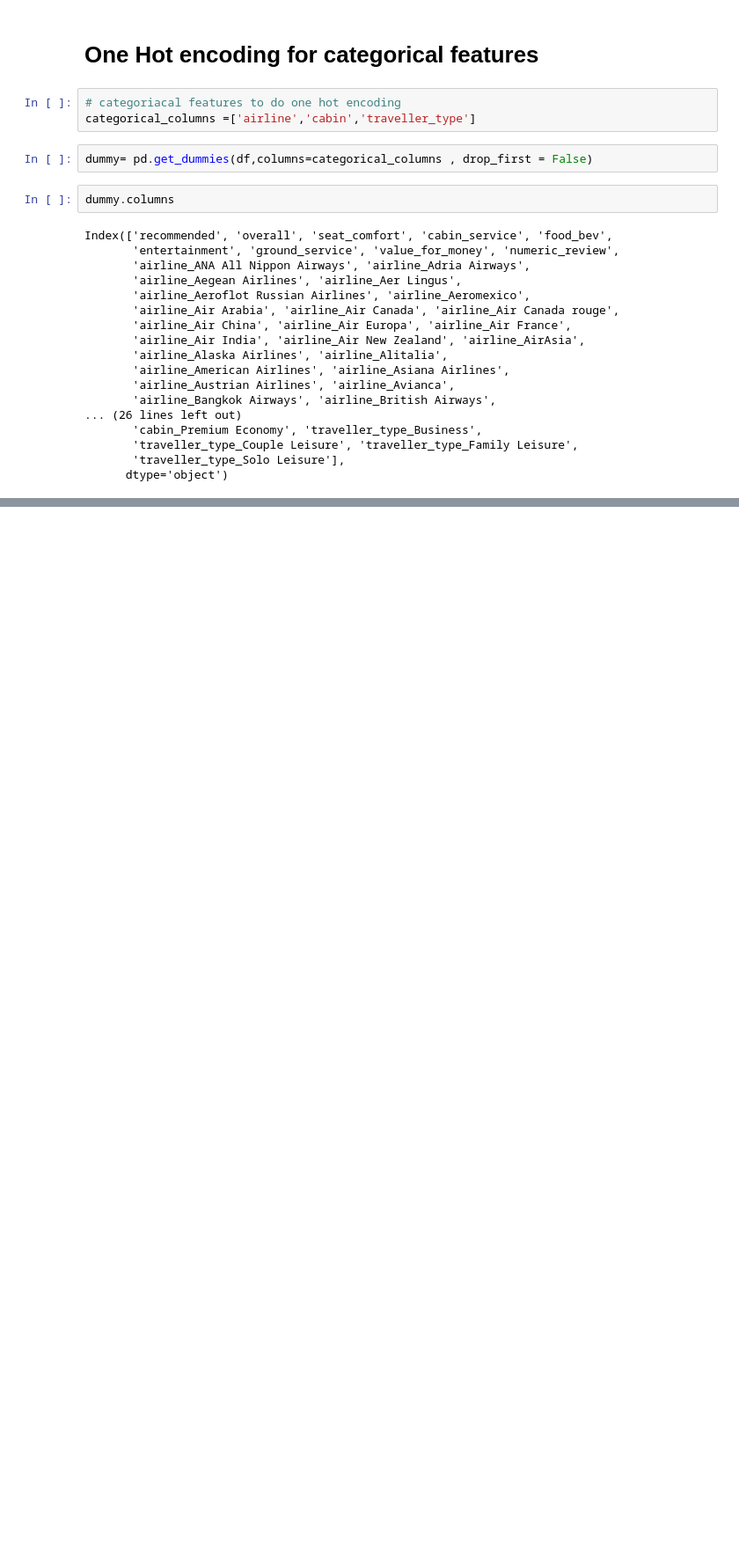
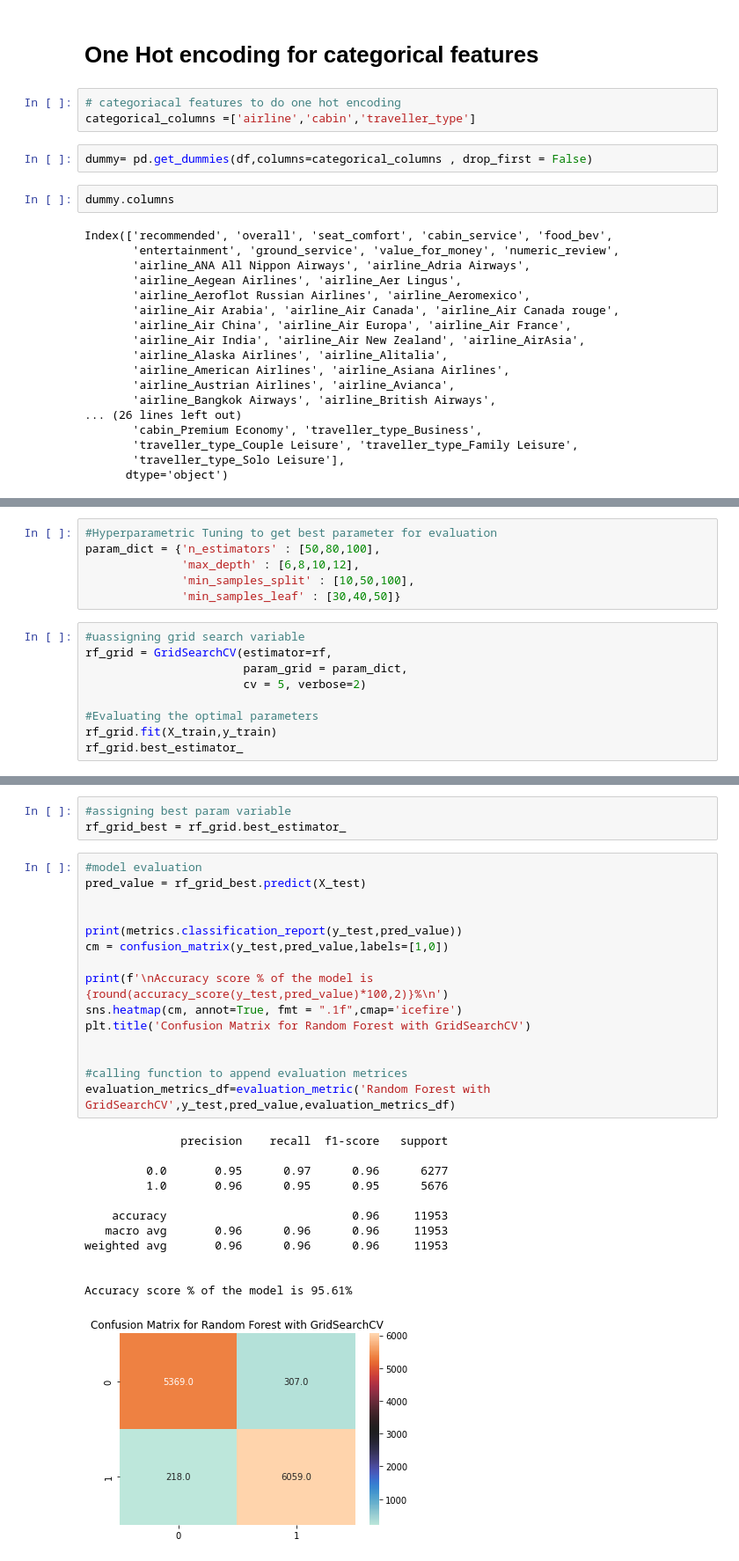
Before and after one commit to shahfaissal/capstone_project_3, a Jupyter notebook: Airline_referral_capstone_project.ipynb, the cells around one changed output, grey strips where cells are left out. Shown at 88% size. Saved outputs shown, nothing was run; the diff lists cells and outputs as text; blank space fills up the shorter version.

```diff
--- a/Airline_referral_capstone_project.ipynb
+++ b/Airline_referral_capstone_project.ipynb
@@ -702,0 +846,15 @@ Index(['recommended', 'overall', 'seat_comfort', 'cabin_service', 'food_bev',
+# %%
+#Hyperparametric Tuning to get best parameter for evaluation
+param_dict = {'n_estimators' : [50,80,100],
+              'max_depth' : [6,8,10,12],
+              'min_samples_split' : [10,50,100],
+              'min_samples_leaf' : [30,40,50]}
+# %%
+#uassigning grid search variable
+rf_grid = GridSearchCV(estimator=rf,
+                       param_grid = param_dict,
+                       cv = 5, verbose=2)
+
+#Evaluating the optimal parameters
+rf_grid.fit(X_train,y_train)
+rf_grid.best_estimator_
@@ -702,0 +889,31 @@ Index(['recommended', 'overall', 'seat_comfort', 'cabin_service', 'food_bev',
+# %%
+#assigning best param variable
+rf_grid_best = rf_grid.best_estimator_
+# %%
+#model evaluation
+pred_value = rf_grid_best.predict(X_test)
+
+
+print(metrics.classification_report(y_test,pred_value))
+cm = confusion_matrix(y_test,pred_value,labels=[1,0])
+
+print(f'\nAccuracy score % of the model is {round(accuracy_score(y_test,pred_value)*100,2)}%\n')
+sns.heatmap(cm, annot=True, fmt = ".1f",cmap='icefire')
+plt.title('Confusion Matrix for Random Forest with GridSearchCV')
+
+
+#calling function to append evaluation metrices
+evaluation_metrics_df=evaluation_metric('Random Forest with GridSearchCV',y_test,pred_value,evaluation_metrics_df)
+# %% [output]
+              precision    recall  f1-score   support
+
+         0.0       0.95      0.97      0.96      6277
+         1.0       0.96      0.95      0.95      5676
+
+    accuracy                           0.96     11953
+   macro avg       0.96      0.96      0.96     11953
+weighted avg       0.96      0.96      0.96     11953
+
+
+Accuracy score % of the model is 95.61%
+[figure, added]
```
Also changed, not shown: parts of 40 cells of this notebook.
